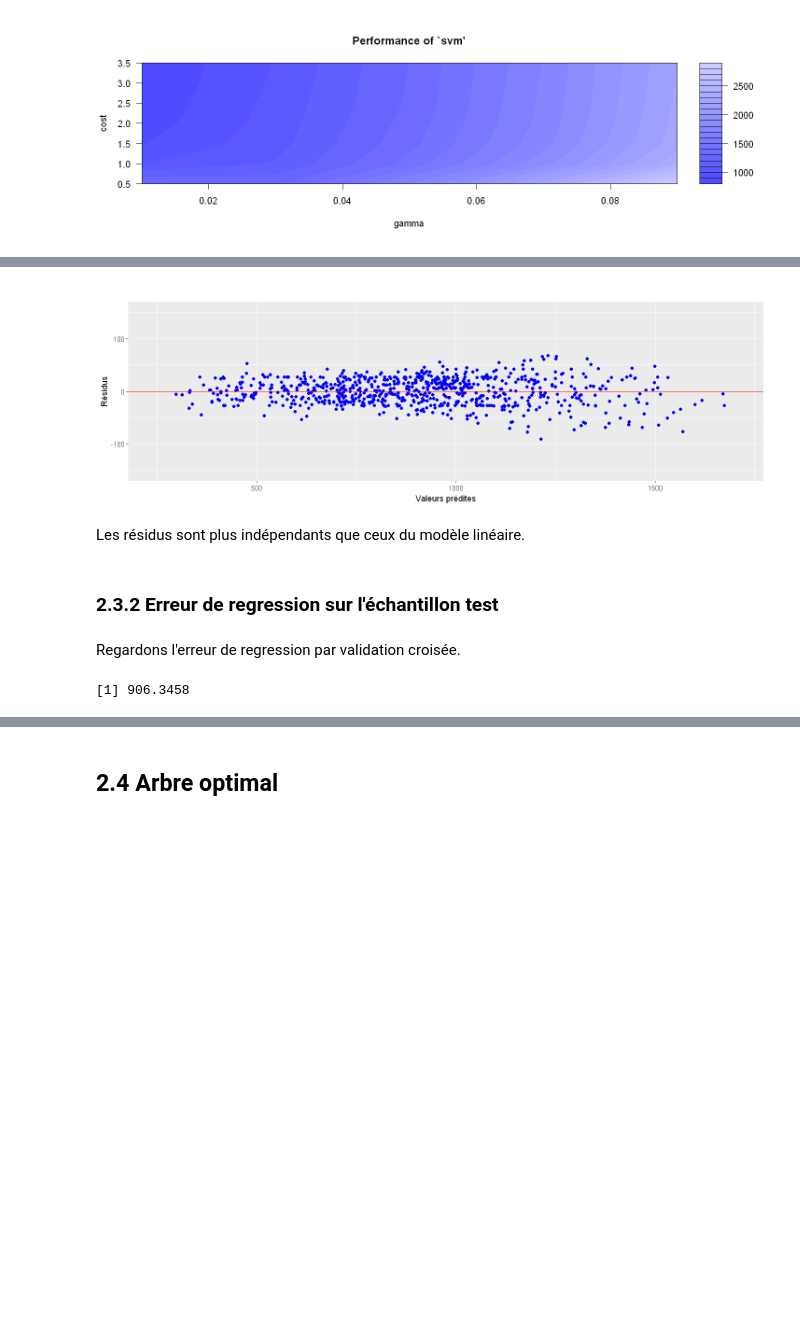
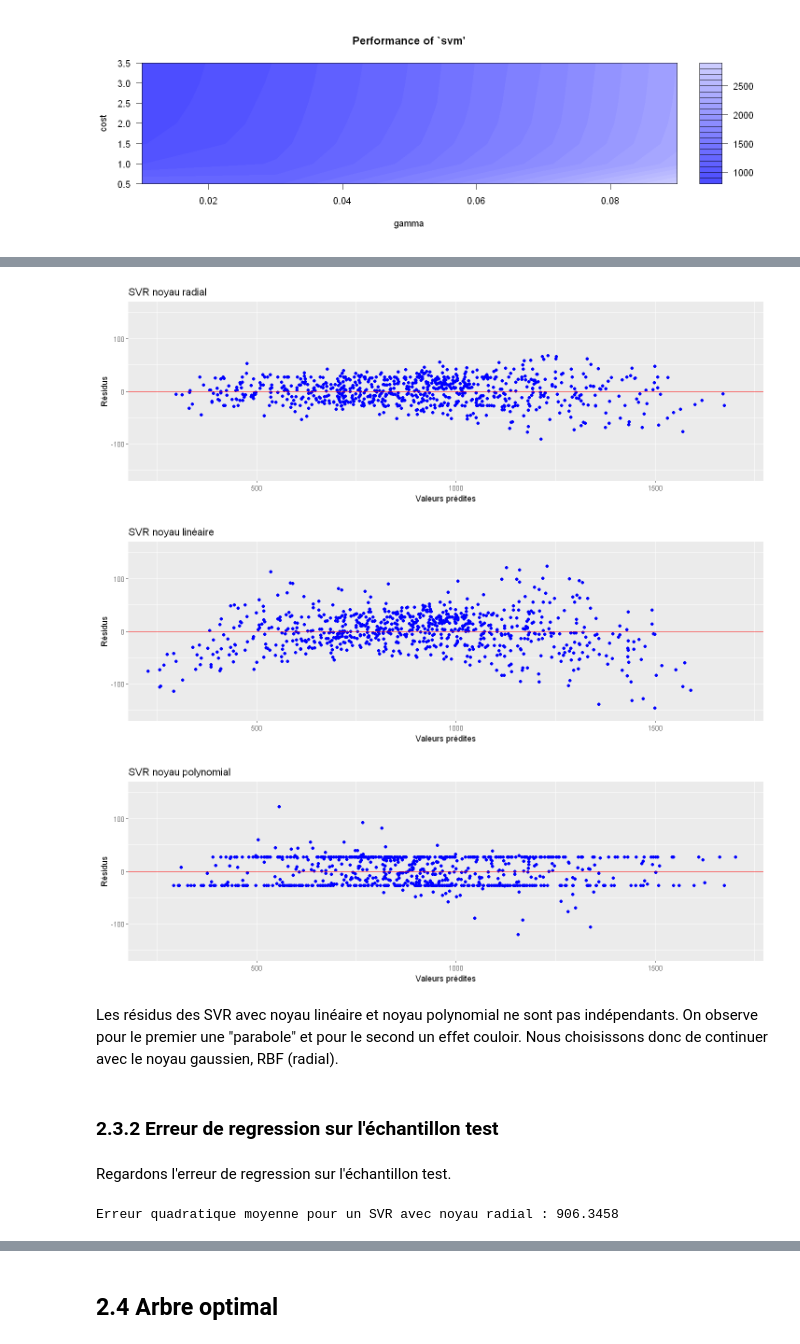
Before and after one commit to QUENTINTOUIL/Projet_ML, a Jupyter notebook: V2_R.ipynb, the cells around one changed output, grey strips where cells are left out. Cells and saved outputs as stored; diff of their text form; code cells hidden in the pictures; blank space fills up the shorter version.

```diff
--- a/V2_R.ipynb
+++ b/V2_R.ipynb
@@ -952,13 +967,26 @@ Number of Support Vectors:  325
 # %%
 set.seed(2025)
-svm.reg.tune = tune.svm(Calories_Burned ~ ., data = datappr, cost = c(0.5,1, 1.5, 2, 2.5, 3, 3.5),
+svm.reg.tune.rdl = tune.svm(Calories_Burned ~ ., data = datappr, kernel="radial", cost = c(0.5,1, 1.5, 2, 2.5, 3, 3.5),
     gamma = seq(0.01, 0.1, by = 0.02))
-plot(svm.reg.tune)
+
+svm.reg.tune.linear = tune.svm(Calories_Burned ~ ., data = datappr, kernel="linear", cost = c(0.5,1, 1.5, 2, 2.5, 3, 3.5),
+    gamma = seq(0.01, 0.1, by = 0.02))
+
+svm.reg.tune.polynomial = tune.svm(Calories_Burned ~ ., data = datappr, kernel="polynomial", cost = c(0.5,1, 1.5, 2, 2.5, 3, 3.5),
+    gamma = seq(0.01, 0.1, by = 0.02))
 # %% [output]
 [figure]
 # %%
-svm.reg = svm(Calories_Burned ~ ., data = datappr, cost = svm.reg.tune$best.parameters$cost,
-    gamma = svm.reg.tune$best.parameters$gamma)
-summary(svm.reg)
+svm.reg.rdl = svm(Calories_Burned ~ ., data = datappr, cost = svm.reg.tune.rdl$best.parameters$cost,
+    gamma = svm.reg.tune.rdl$best.parameters$gamma, kernel="radial")
+summary(svm.reg.rdl)
+
+svm.reg.linear = svm(Calories_Burned ~ ., data = datappr, cost = svm.reg.tune.linear$best.parameters$cost,
+    gamma = svm.reg.tune.linear$best.parameters$gamma, kernel="linear")
+summary(svm.reg.linear)
+
+svm.reg.poly = svm(Calories_Burned ~ ., data = datappr, cost = svm.reg.tune.polynomial$best.parameters$cost,
+    gamma = svm.reg.tune.polynomial$best.parameters$gamma, kernel="polynomial")
+summary(svm.reg.poly)
 # %% [output]
 Call:
@@ -978,20 +1036,30 @@ Number of Support Vectors:  234
 # %%
 # calcul et graphe des résidus
-fit.svmr=fit.svmr=svm.reg$fitted
-res.svmr=fit.svmr-datappr[,"Calories_Burned"]
-gplot.res(fit.svmr,res.svmr,titre="")
+fit.svmr.rdl=svm.reg.rdl$fitted
+res.svmr.rdl=fit.svmr.rdl-datappr[,"Calories_Burned"]
+gplot.res(fit.svmr.rdl,res.svmr.rdl,titre="SVR noyau radial")
+
+fit.svmr.linear=svm.reg.linear$fitted
+res.svmr.linear=fit.svmr.linear-datappr[,"Calories_Burned"]
+gplot.res(fit.svmr.linear,res.svmr.linear,titre="SVR noyau linéaire")
+
+fit.svmr.polynomial=svm.reg.poly$fitted
+res.svmr.polynomial=fit.svmr.polynomial-datappr[,"Calories_Burned"]
+gplot.res(fit.svmr.polynomial,res.svmr.polynomial,titre="SVR noyau polynomial")
 # %% [output]
-[figure, old version]
+[figure, new version]
+[figure, added]
+[figure, added]
 # %% [markdown]
-Les résidus sont plus indépendants que ceux du modèle linéaire.
+Les résidus des SVR avec noyau linéaire et noyau polynomial ne sont pas indépendants. On observe pour le premier une "parabole" et pour le second un effet couloir. Nous choisissons donc de continuer avec le noyau gaussien, RBF (radial).
 # %% [markdown]
 ### 2.3.2 Erreur de regression sur l'échantillon test
 # %% [markdown]
-Regardons l'erreur de regression par validation croisée.
+Regardons l'erreur de regression sur l'échantillon test.
 # %%
-pred.svmr=predict(svm.reg,newdata=datestr)
+pred.svmr.rdl=predict(svm.reg.rdl,newdata=datestr)
 # Erreur quadratique moyenne de prévision
-sum((pred.svmr-datestr[,"Calories_Burned"])^2)/nrow(datestr)
+cat("Erreur quadratique moyenne pour un SVR avec noyau radial :",sum((pred.svmr.rdl-datestr[,"Calories_Burned"])^2)/nrow(datestr) , "\n")
 # %% [output]
-[1] 906.3458
+Erreur quadratique moyenne pour un SVR avec noyau radial : 906.3458
 # %% [markdown]
```
Also changed, not shown: parts of 57 cells of this notebook, 1 other file.
